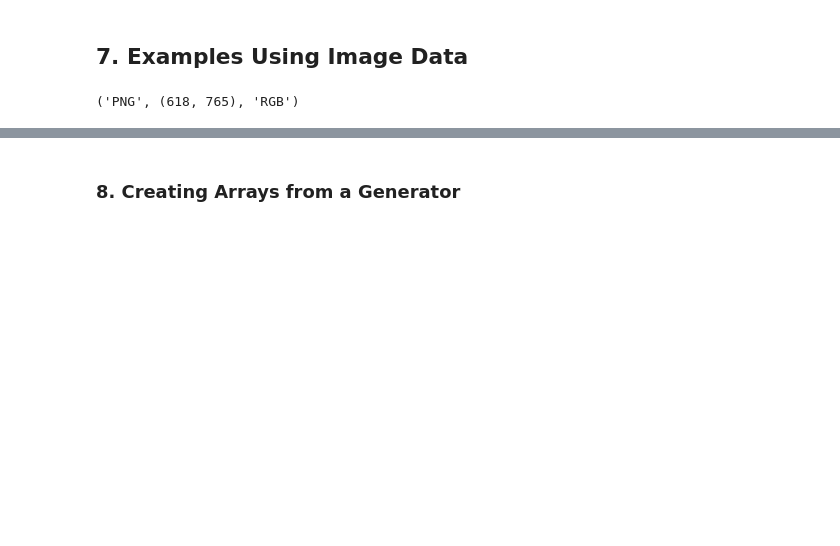
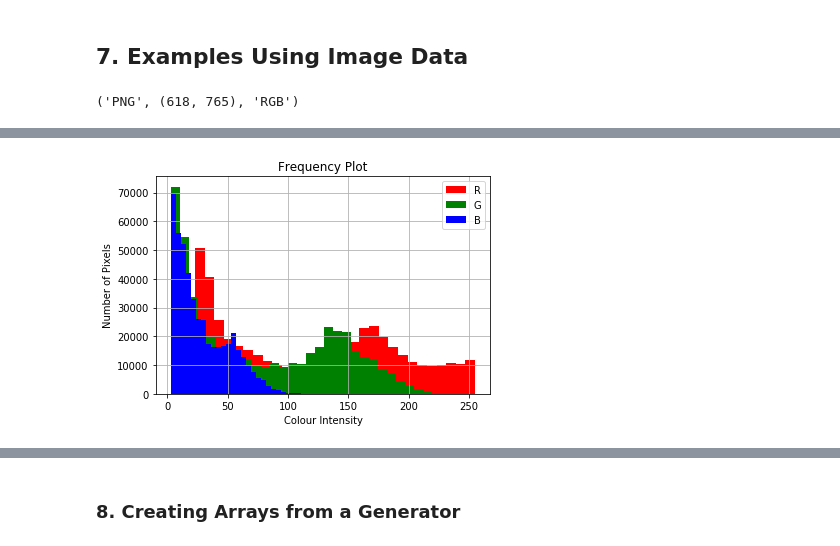
Before and after one commit to billtubbs/numpy-examples, a Jupyter notebook: Numpy-arrays-demo.ipynb, the cells around one changed output, grey strips where cells are left out. Saved outputs shown, nothing was run; the diff lists cells and outputs as text; code cells hidden in the pictures; blank space fills up the shorter version.

```diff
--- a/Numpy-arrays-demo.ipynb
+++ b/Numpy-arrays-demo.ipynb
@@ -343,9 +375,18 @@ image_data.min(), image_data.max()
 # %%
 import matplotlib.pyplot as plt
 
-plt.hist(iR.flatten(), bins=31)
+for i, c in enumerate('RGB'):
+    plt.hist(image_data[:,:,i].flatten(), bins=31, label=c,
+             color=c.lower())
+
+plt.title('Frequency Plot')
+plt.xlabel('Colour Intensity')
+plt.ylabel('Number of Pixels')
+plt.legend()
 plt.grid()
 plt.show()
+# %% [output]
+[figure, added]
 # %%
 image_data_mod = image_data.copy()
 
```
Also changed, not shown: parts of 48 cells of this notebook.
